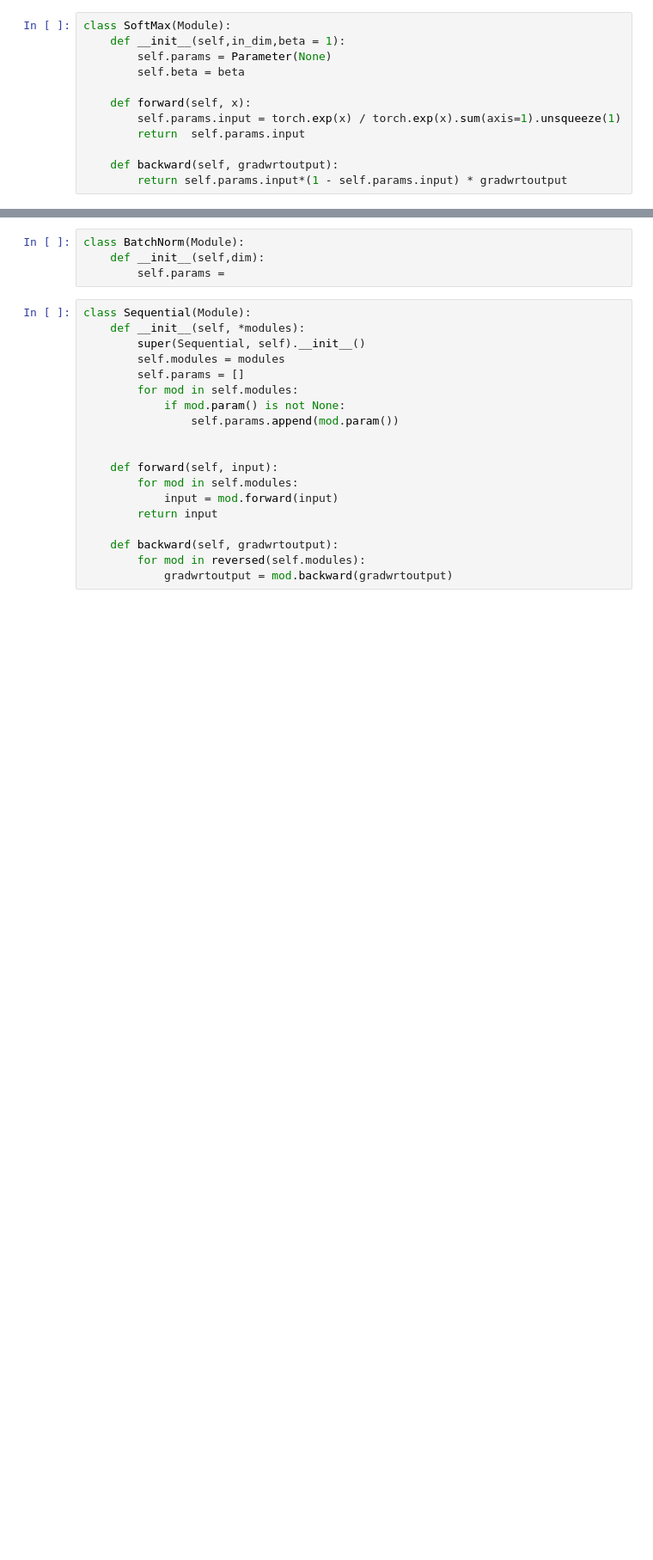
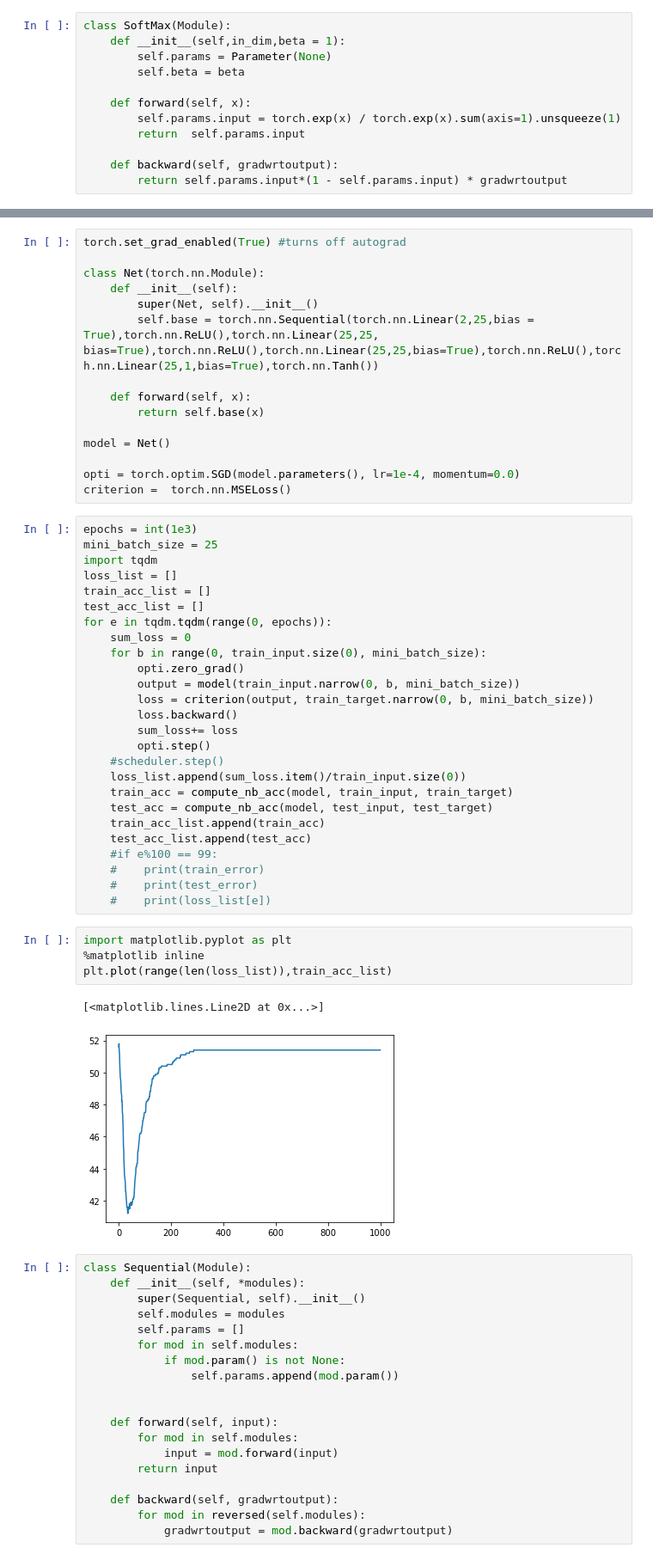
Before and after one commit to harshv834/deep_learning_proj, a Jupyter notebook: project_part_2-Copy1.ipynb, the cells around one changed output, grey strips where cells are left out. Shown: that part at 86% size. Drawn from its saved outputs; the diff is of its cells as text; blank space fills up the shorter version.

```diff
--- a/project_part_2-Copy1.ipynb
+++ b/project_part_2-Copy1.ipynb
@@ -120,10 +122,54 @@ class Linear(Module):
             return ((gradwrtoutput*self.non_zero) @ self.params.data.t())[:,:-1]
         else:
             return (gradwrtoutput*self.non_zero) @ self.params.data.t()
-# %%
-class BatchNorm(Module):
-    def __init__(self,dim):
-        self.params =
+# %%
+torch.set_grad_enabled(True) #turns off autograd
+
+class Net(torch.nn.Module):
+    def __init__(self):
+        super(Net, self).__init__()
+        self.base = torch.nn.Sequential(torch.nn.Linear(2,25,bias = True),torch.nn.ReLU(),torch.nn.Linear(25,25, bias=True),torch.nn.ReLU(),torch.nn.Linear(25,25,bias=True),torch.nn.ReLU(),torch.nn.Linear(25,1,bias=True),torch.nn.Tanh())
+
+    def forward(self, x):
+        return self.base(x)
+
+model = Net()
+
+opti = torch.optim.SGD(model.parameters(), lr=1e-4, momentum=0.0)
+criterion =  torch.nn.MSELoss()
+# %%
+epochs = int(1e3)
+mini_batch_size = 25
+import tqdm
+loss_list = []
+train_acc_list = []
+test_acc_list = []
+for e in tqdm.tqdm(range(0, epochs)):
+    sum_loss = 0
+    for b in range(0, train_input.size(0), mini_batch_size):
+        opti.zero_grad()
+        output = model(train_input.narrow(0, b, mini_batch_size))
+        loss = criterion(output, train_target.narrow(0, b, mini_batch_size))
+        loss.backward()
+        sum_loss+= loss
+        opti.step()
+    #scheduler.step()
+    loss_list.append(sum_loss.item()/train_input.size(0))
+    train_acc = compute_nb_acc(model, train_input, train_target)
+    test_acc = compute_nb_acc(model, test_input, test_target)
+    train_acc_list.append(train_acc)
+    test_acc_list.append(test_acc)
+    #if e%100 == 99:
+    #    print(train_error)
+    #    print(test_error)
+    #    print(loss_list[e])
+# %%
+import matplotlib.pyplot as plt
+%matplotlib inline
+plt.plot(range(len(loss_list)),train_acc_list)
+# %% [output]
+[<matplotlib.lines.Line2D at 0x...>]
+[figure, added]
 # %%
 class Sequential(Module):
     def __init__(self, *modules):
```
Also changed, not shown: parts of 9 cells of this notebook, 8 other files.
